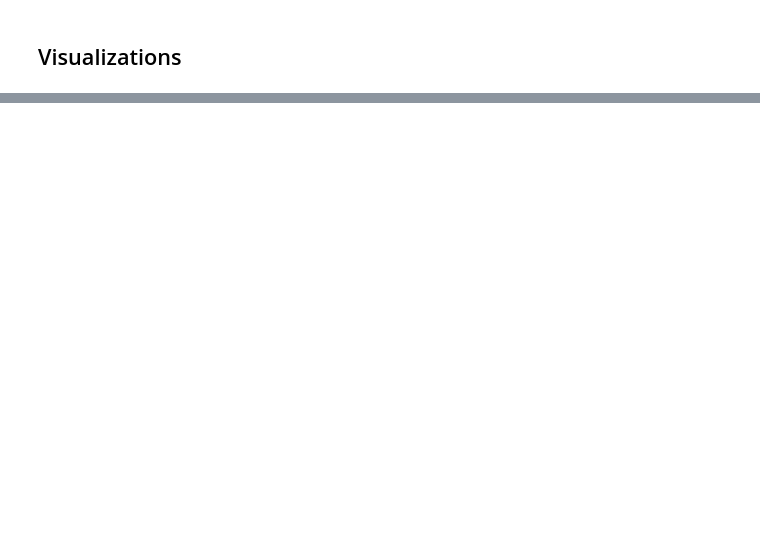
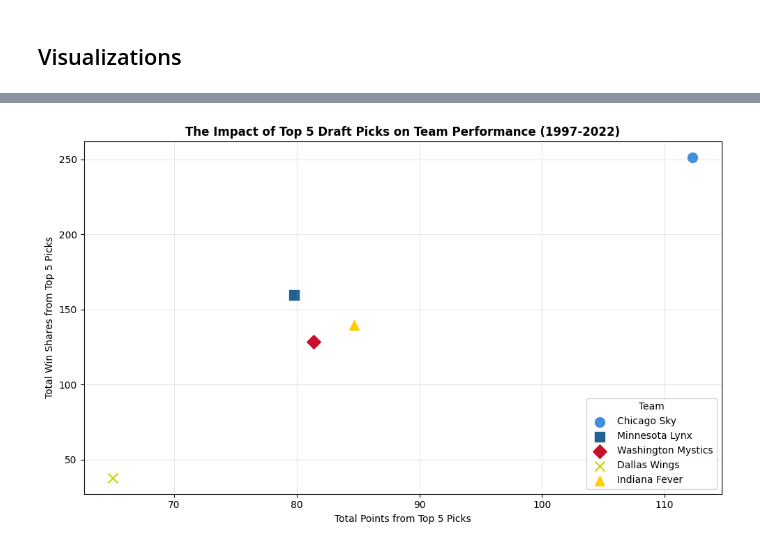
Before and after one commit to l-e13/wnba, a Jupyter notebook: wnba.ipynb, the cells around one changed output, grey strips where cells are left out. Cells and saved outputs as stored; diff of their text form; code cells hidden in the pictures; blank space fills up the shorter version.

```diff
--- a/wnba.ipynb
+++ b/wnba.ipynb
@@ -82,0 +117,37 @@ dtype: int64
+# %%
+import pandas as pd
+import matplotlib.pyplot as plt
+
+teams = {
+    'Chicago Sky': '#418FDE',
+    'Minnesota Lynx': '#236192',
+    'Washington Mystics': '#c8102e',
+    'Dallas Wings': '#c4d600',
+    'Indiana Fever': '#FFCD00'
+}
+
+markers = {
+    'Chicago Sky': 'o',
+    'Minnesota Lynx': 's',
+    'Washington Mystics': 'D',
+    'Dallas Wings': 'x',
+    'Indiana Fever': '^'
+}
+
+top5_picks = draftdf[(draftdf['overall_pick'] <= 5) & (draftdf['team'].isin(teams.keys()))]
+performance_summary = top5_picks.groupby('team').sum(numeric_only=True).reset_index()
+
+
+plt.figure(figsize=(10, 6))
+for team, color in teams.items():
+    team_data = performance_summary[performance_summary['team'] == team]
+    plt.scatter(team_data['points'], team_data['win_shares'], color=color, s=100, label=team, marker=markers[team])
+plt.title('The Impact of Top 5 Draft Picks on Team Performance (1997-2022)', fontweight= 'bold')
+plt.xlabel('Total Points from Top 5 Picks')
+plt.ylabel('Total Win Shares from Top 5 Picks')
+plt.grid(alpha=0.3)
+plt.legend(title= 'Team', loc= 'lower right')
+plt.tight_layout()
+plt.show()
+# %% [output]
+[figure, added]
```
Also changed, not shown: parts of 4 cells of this notebook.
